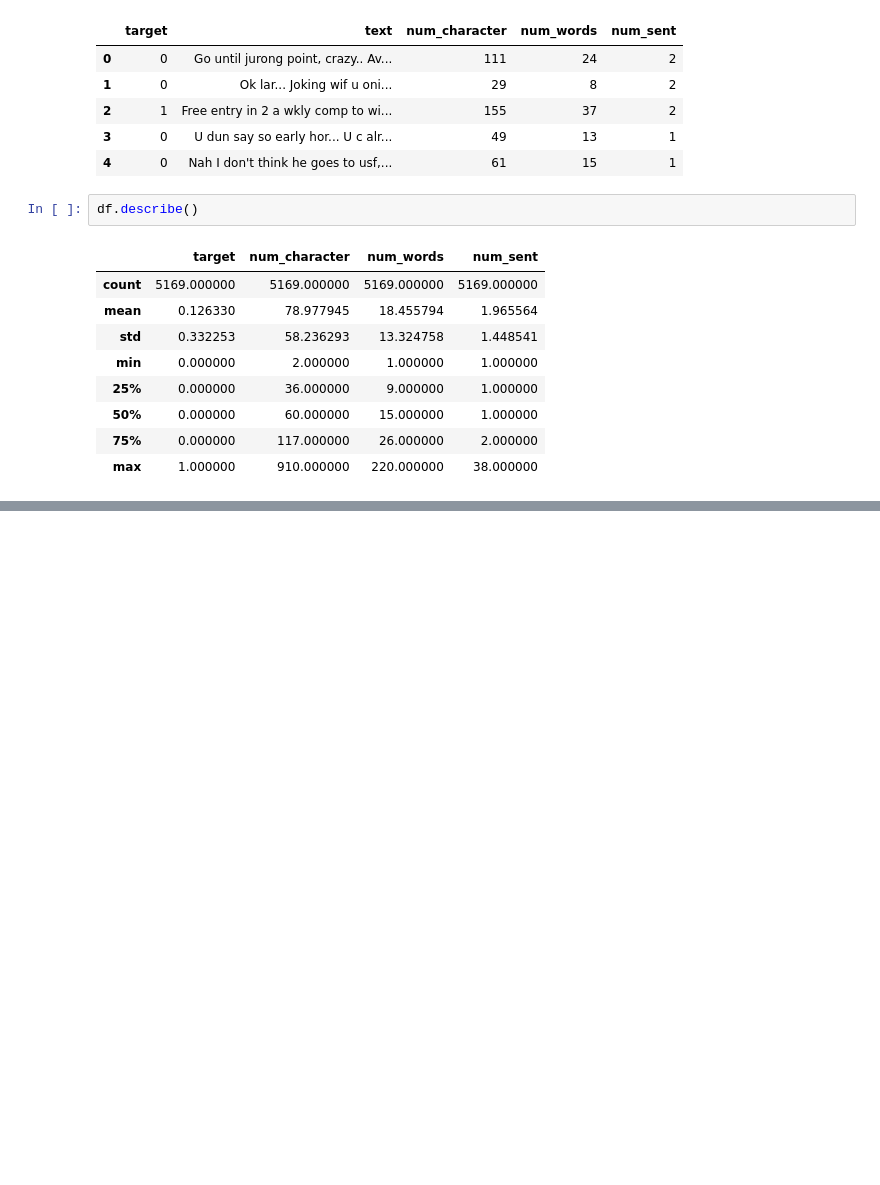
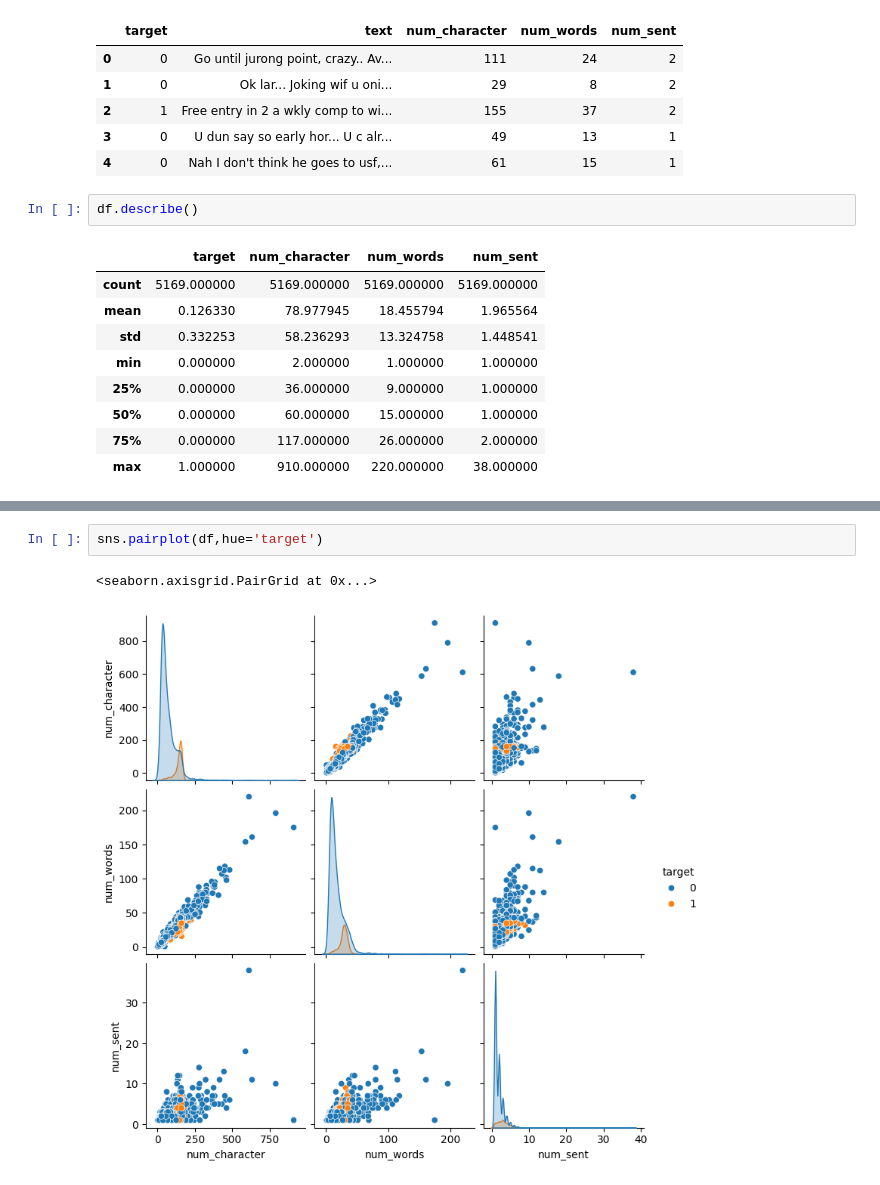
Before and after one commit to Rojin-Dhami/SMS_spam_classifier, a Jupyter notebook: spam_detection.ipynb, the cells around one changed output, grey strips where cells are left out. Cells and saved outputs as stored; diff of their text form; blank space fills up the shorter version.

```diff
--- a/spam_detection.ipynb
+++ b/spam_detection.ipynb
@@ -171,0 +214,5 @@ df.describe()
+# %%
+sns.pairplot(df,hue='target')
+# %% [output]
+<seaborn.axisgrid.PairGrid at 0x...>
+[figure, added]
```
Also changed, not shown: parts of 8 cells of this notebook.
